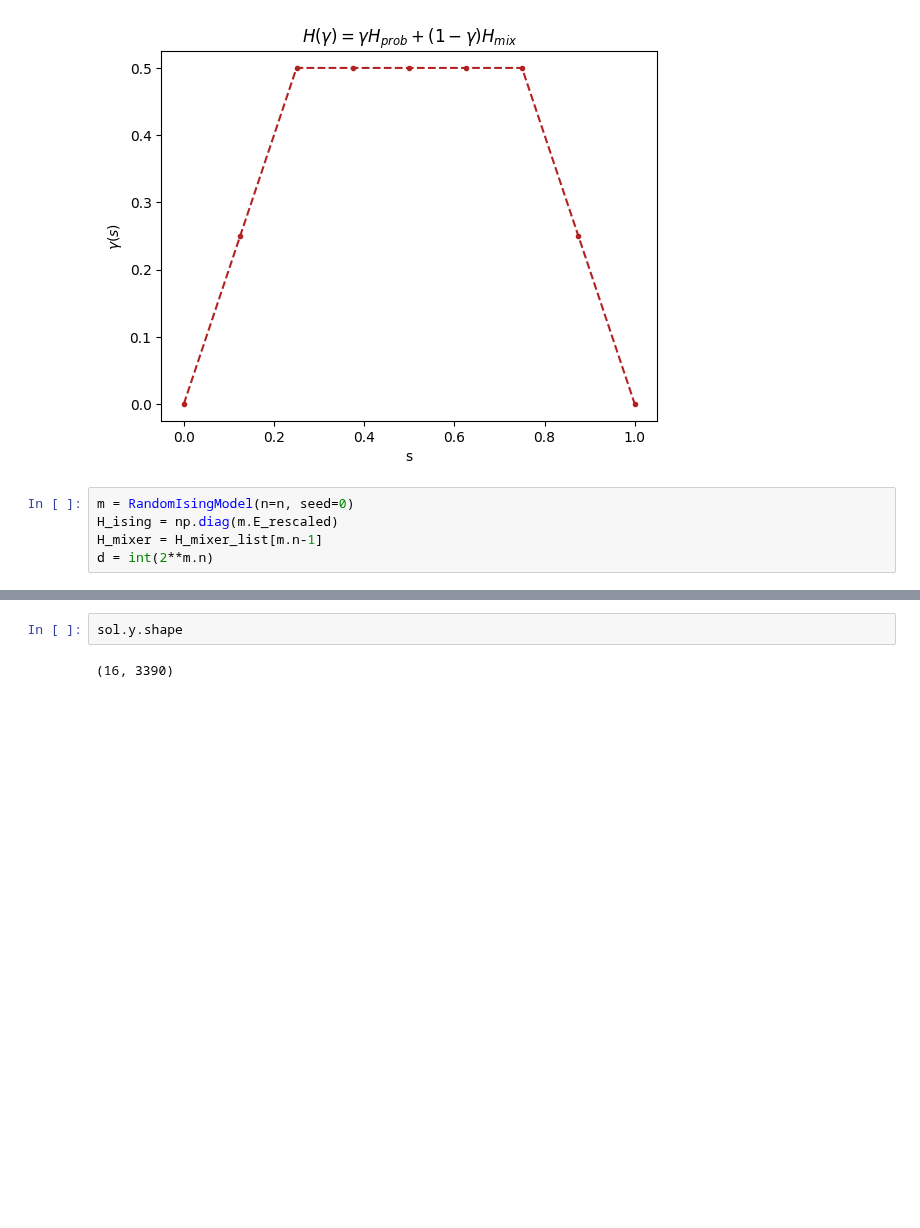
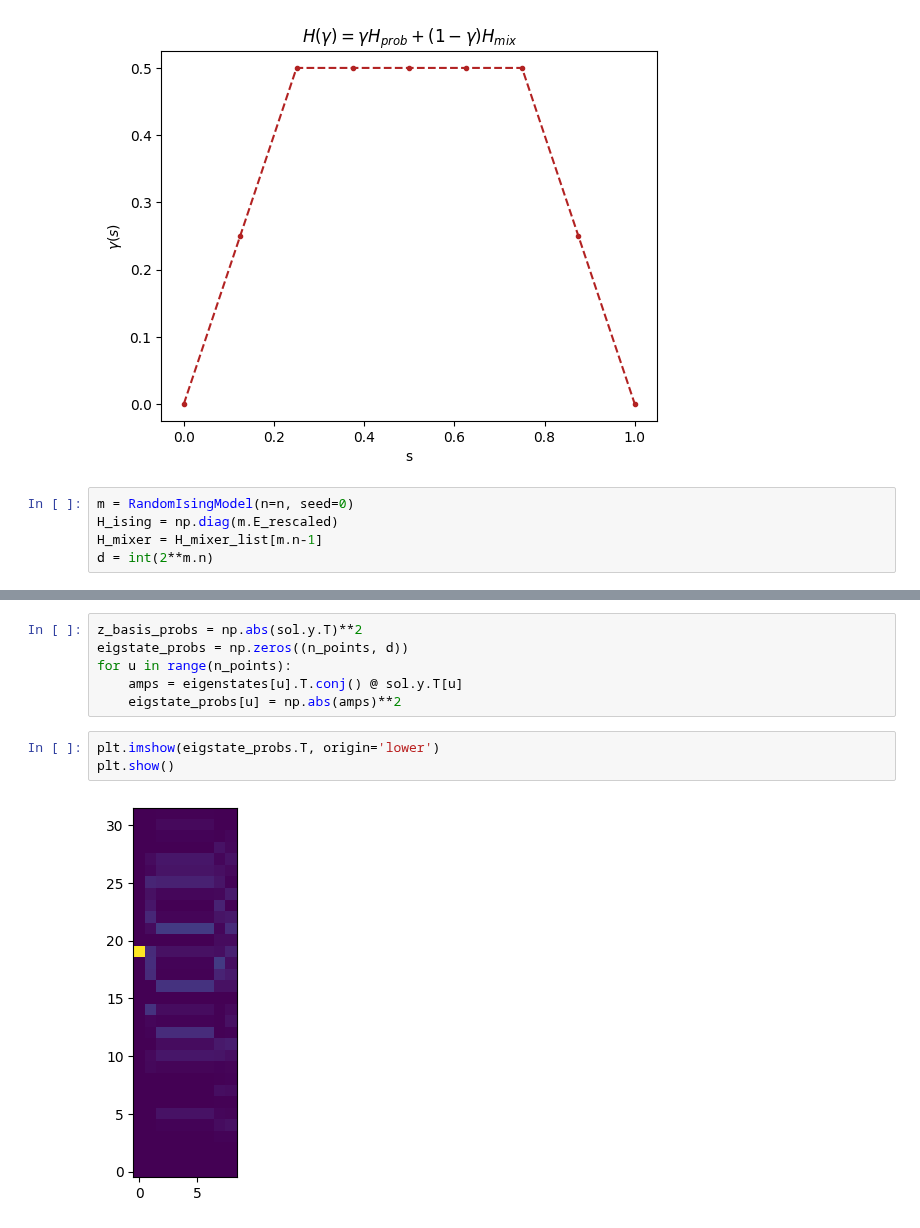
Before and after one commit to petr-ivashkov/quantum-mcmc, a Jupyter notebook: reverse_annealing_spectrum.ipynb, the cells around one changed output, grey strips where cells are left out. Drawn from its saved outputs; the diff is of its cells as text; blank space fills up the shorter version.

```diff
--- a/reverse_annealing_spectrum.ipynb
+++ b/reverse_annealing_spectrum.ipynb
@@ -132,7 +136,14 @@ ValueError: Values in `t_eval` are not properly sorted.
-# %%
-sol.y.shape
-# %% [output]
-(16, 3390)
+# %%
+z_basis_probs = np.abs(sol.y.T)**2
+eigstate_probs = np.zeros((n_points, d))
+for u in range(n_points):
+    amps = eigenstates[u].T.conj() @ sol.y.T[u]
+    eigstate_probs[u] = np.abs(amps)**2
+# %%
+plt.imshow(eigstate_probs.T, origin='lower')
+plt.show()
+# %% [output]
+[figure, added]
 # %%
 plt.figure(figsize=(figure_size_x, figure_size_y*2))
 plt.subplot(211)
```
Also changed, not shown: parts of 4 cells of this notebook.
